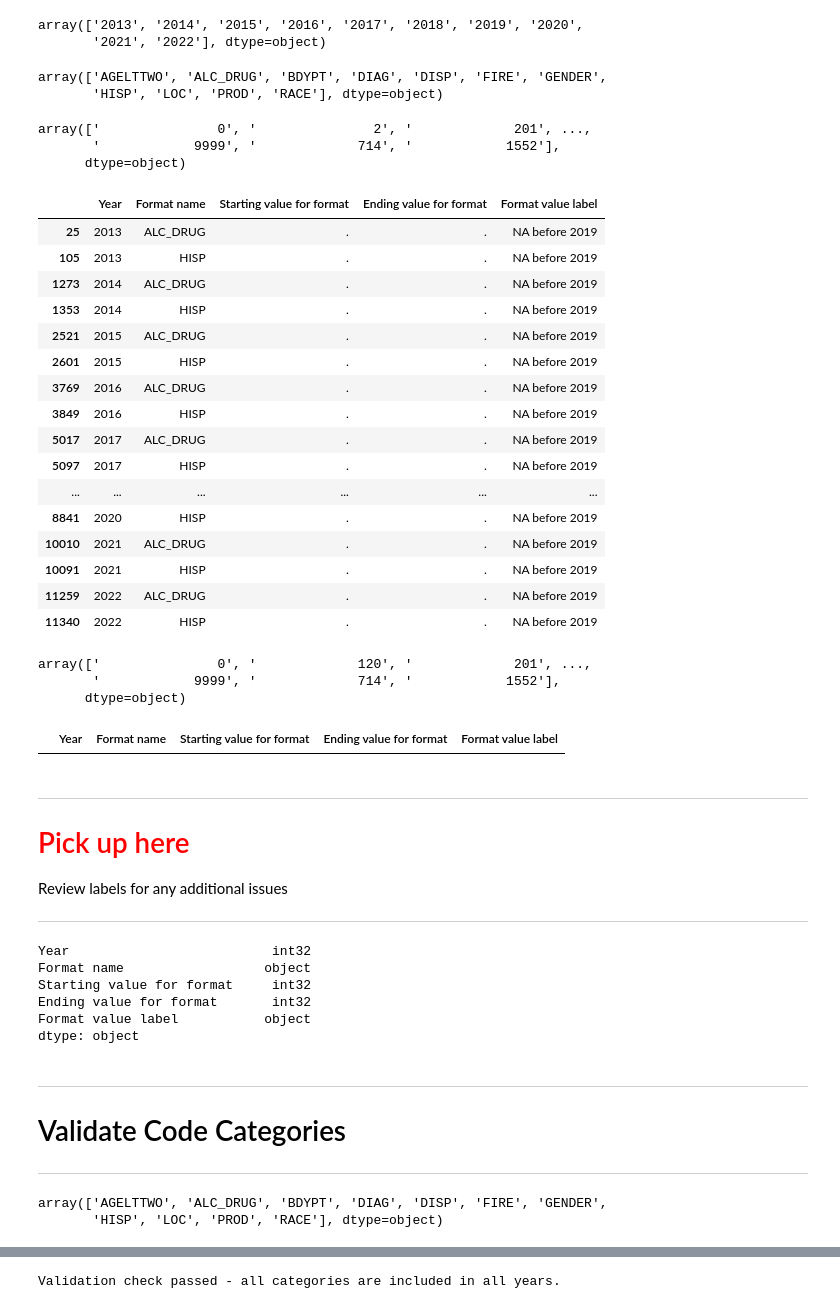
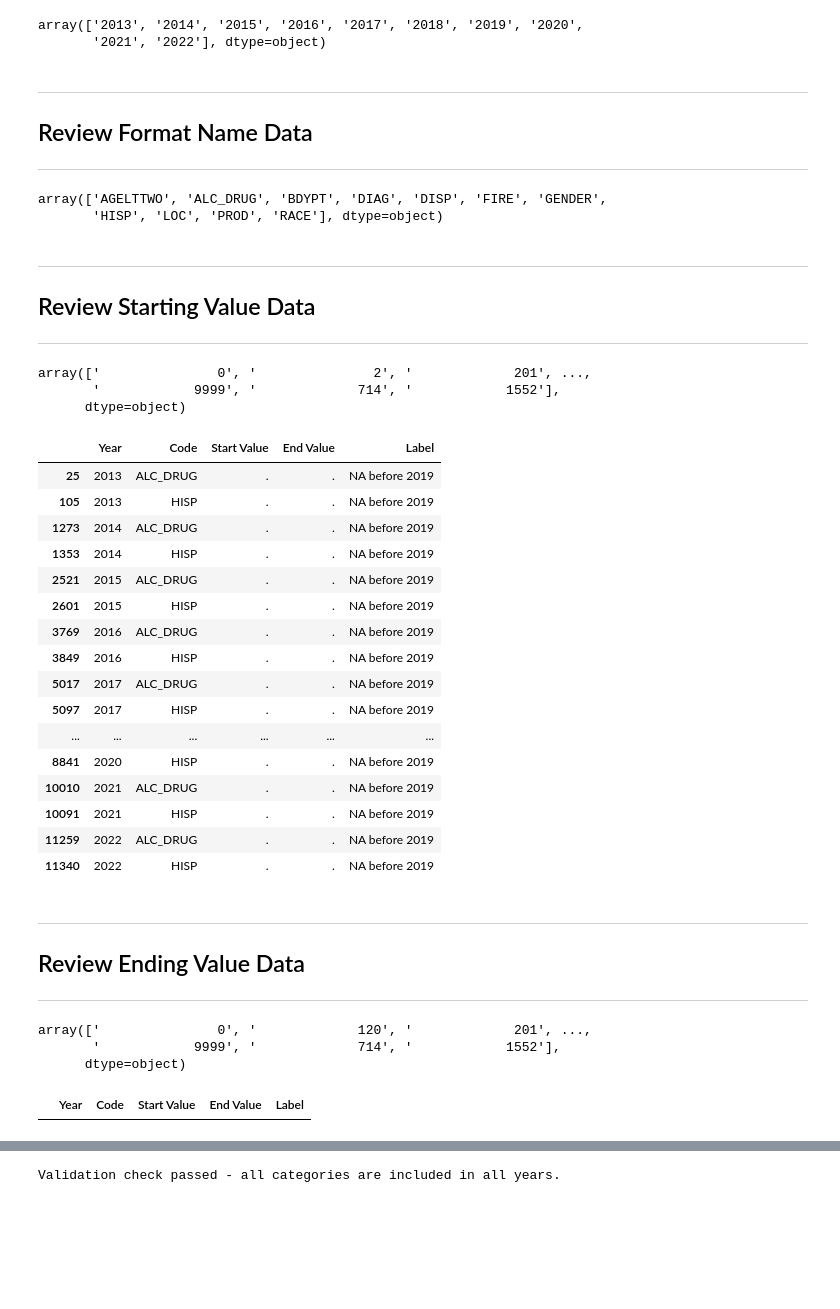
Before and after one commit to tamimcm416/product_injury, a Jupyter notebook: notebooks/DataPrepCodes.ipynb, the cells around one changed output, grey strips where cells are left out. Cells and saved outputs as stored; diff of their text form; code cells hidden in the pictures; blank space fills up the shorter version.

```diff
--- a/notebooks/DataPrepCodes.ipynb
+++ b/notebooks/DataPrepCodes.ipynb
@@ -47,6 +54,9 @@ all_codes_df
 # %%
 # Reset index
 all_codes_df.reset_index(drop=True, inplace=True)
+# %%
+# Rename columns for clarity
+all_codes_df.columns = ['Year', 'Code', 'Start Value', 'End Value', 'Label']
 # %% [markdown]
 ***
 # Verify Data and Types
@@ -58,5 +69,5 @@ Index(['Format value label'], dtype='object')
 # %%
 # Delete all codes that do not contain a label
-rows_to_del = all_codes_df[all_codes_df['Format value label'].isnull()].index
+rows_to_del = all_codes_df[all_codes_df['Label'].isnull()].index
 all_codes_df.drop(rows_to_del, axis='index', inplace=True)
 # %%
@@ -77,4 +93,8 @@ array(['2013', '2014', '2015', '2016', '2017', '2018', '2019', '2020',
 # %%
 # Set Year data type to int
 all_codes_df['Year'] = all_codes_df['Year'].astype(int)
+# %% [markdown]
+***
+## Review Format Name Data
+***
 # %%
@@ -83,5 +103,9 @@ all_codes_df['Format name'].unique()
 # %% [output]
 array(['AGELTTWO', 'ALC_DRUG', 'BDYPT', 'DIAG', 'DISP', 'FIRE', 'GENDER',
        'HISP', 'LOC', 'PROD', 'RACE'], dtype=object)
+# %% [markdown]
+***
+## Review Starting Value Data
+***
 # %%
 # Review Starting Value data
@@ -92,10 +116,10 @@ array(['               0', '               2', '             201', ...,
       dtype=object)
 # %%
 # Strip leading spaces and check that the remaining data is numeric
-all_codes_df['Starting value for format'] = all_codes_df['Starting value for format'].str.strip()
-all_codes_df[~all_codes_df['Starting value for format'].str.isnumeric()]
+all_codes_df['Start Value'] = all_codes_df['Start Value'].str.strip()
+all_codes_df[~all_codes_df['Start Value'].str.isnumeric()]
 # %% [output]
-|  | Year | Format name | Starting value for format | Ending value for format | Format value label |
+|  | Year | Code | Start Value | End Value | Label |
 | 25 | 2013 | ALC_DRUG | . | . | NA before 2019 |
 | 105 | 2013 | HISP | . | . | NA before 2019 |
 | 1273 | 2014 | ALC_DRUG | . | . | NA before 2019 |
@@ -120 +144,5 @@ all_codes_df['Starting value for format'] = all_codes_df['Starting value for for
+# %% [markdown]
+***
+## Review Ending Value Data
+***
 # %%
@@ -126,9 +154,9 @@ array(['               0', '             120', '             201', ...,
       dtype=object)
 # %%
 # Strip leading spaces and check that the remaining data is numeric
-all_codes_df['Ending value for format'] = all_codes_df['Ending value for format'].str.strip()
-all_codes_df[~all_codes_df['Ending value for format'].str.isnumeric()]
+all_codes_df['End Value'] = all_codes_df['End Value'].str.strip()
+all_codes_df[~all_codes_df['End Value'].str.isnumeric()]
 # %% [output]
-|  | Year | Format name | Starting value for format | Ending value for format | Format value label |
+|  | Year | Code | Start Value | End Value | Label |
 # %%
 # Convert Ending value data to int
@@ -136,25 +163,0 @@ all_codes_df['Ending value for format'] = all_codes_df['Ending value for format'
-# %% [markdown]
-***
-# <font color='red'> Pick up here </font>
-Review labels for any additional issues
-***
-# %%
-all_codes_df.dtypes
-# %% [output]
-Year                          int32
-Format name                  object
-Starting value for format     int32
-Ending value for format       int32
-Format value label           object
-dtype: object
-# %% [markdown]
-***
-# Validate Code Categories
-***
-# %%
-# View unique categories and look for duplication
-code_cats_list = all_codes_df['Format name'].unique()
-code_cats_list
-# %% [output]
-array(['AGELTTWO', 'ALC_DRUG', 'BDYPT', 'DIAG', 'DISP', 'FIRE', 'GENDER',
-       'HISP', 'LOC', 'PROD', 'RACE'], dtype=object)
```
Also changed, not shown: parts of 38 cells of this notebook.
